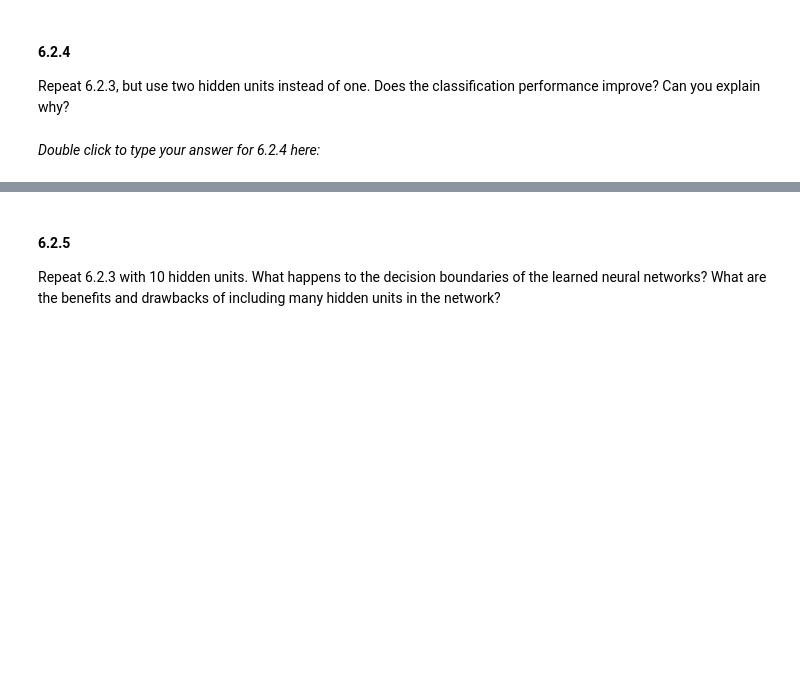
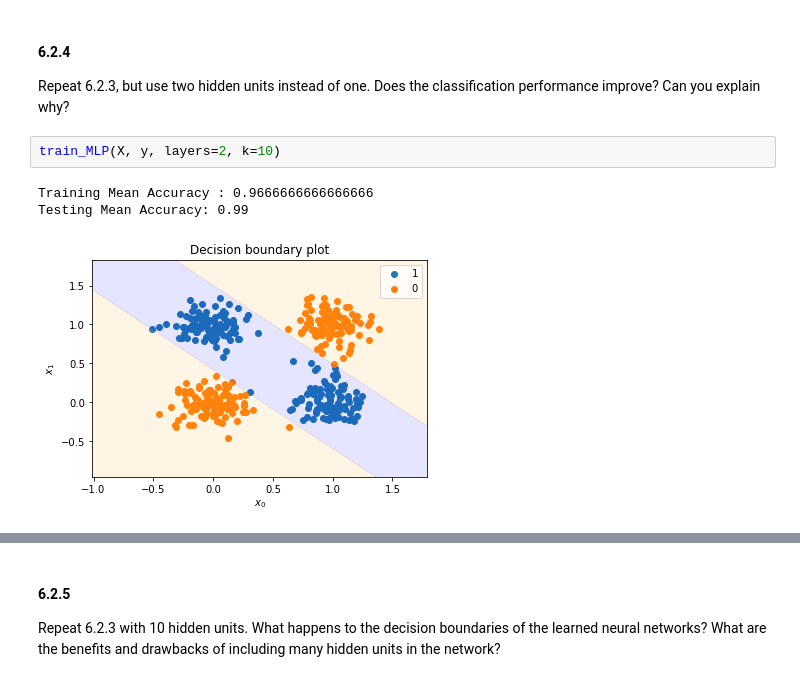
Before and after one commit to gabrielraya/Data-Mining, a Jupyter notebook: Assignment_6/Assignment_6.ipynb, the cells around one changed output, grey strips where cells are left out. Cells and saved outputs as stored; diff of their text form; blank space fills up the shorter version.

```diff
--- a/Assignment_6/Assignment_6.ipynb
+++ b/Assignment_6/Assignment_6.ipynb
@@ -320,5 +434,9 @@ Plot the decision boundaries of one network trained on the entire data set, agai
 # %% [markdown]
 #### 6.2.4
 Repeat 6.2.3, but use two hidden units instead of one. Does the classification performance improve? Can you explain why?
-# %% [markdown]
-*Double click to type your answer for 6.2.4 here:*
+# %%
+train_MLP(X, y, layers=2, k=10)
+# %% [output]
+Training Mean Accuracy : 0.9666666666666666
+Testing Mean Accuracy: 0.99
+[figure, added]
```
Also changed, not shown: parts of 14 cells of this notebook.
